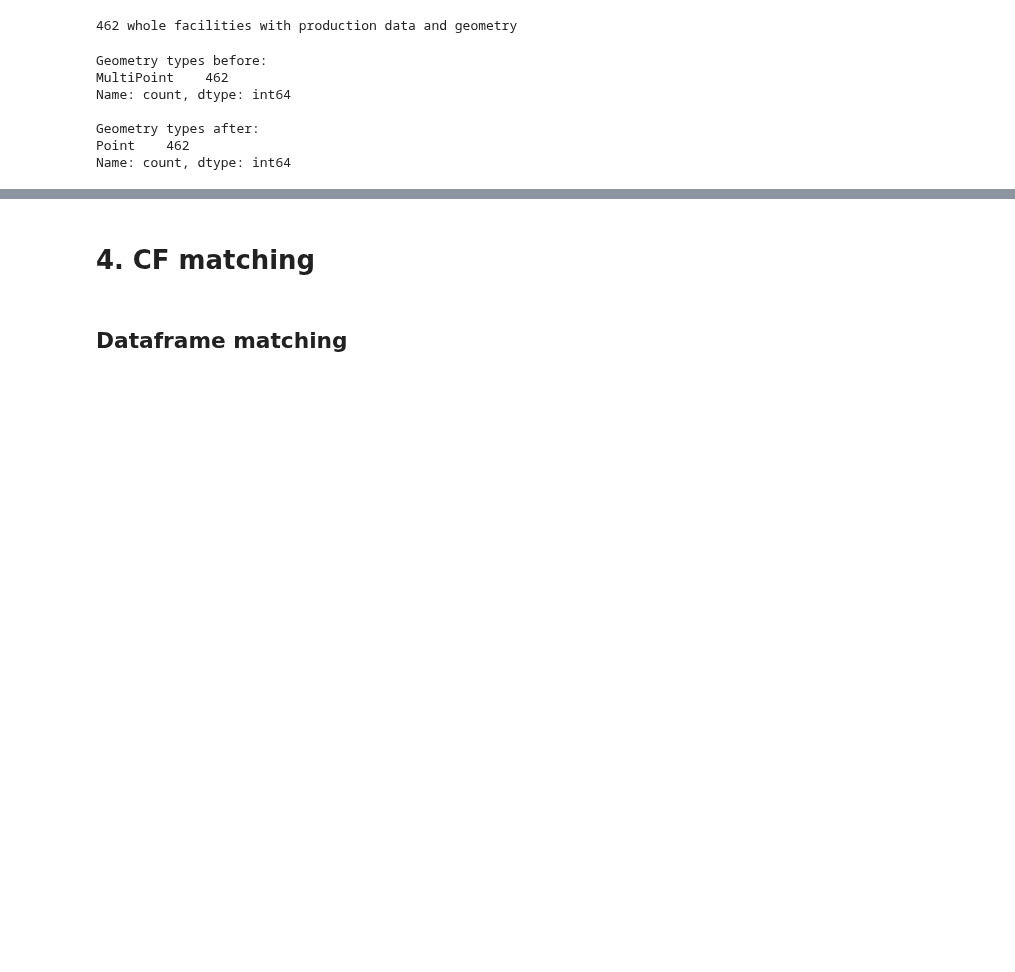
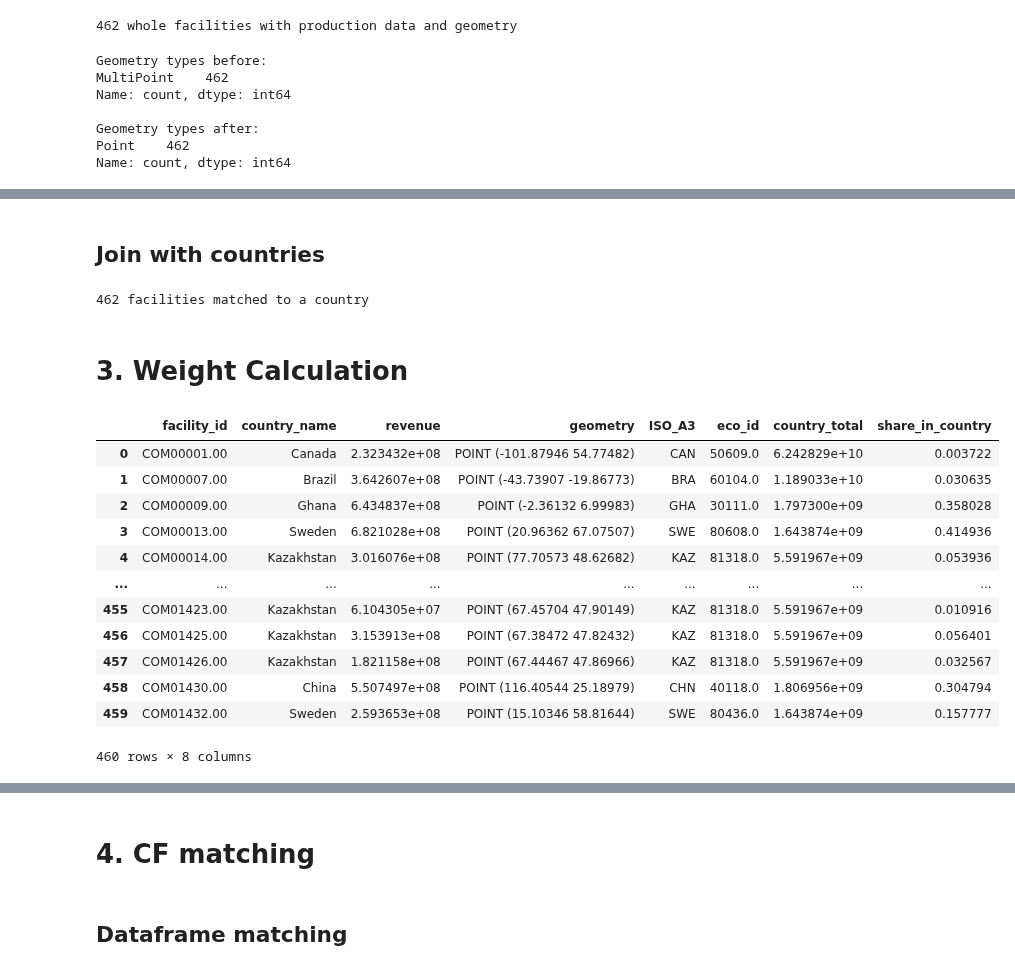
Before and after one commit to Laboratory-for-Energy-Systems-Analysis/edges, a Jupyter notebook: dev/Land use - Biodiversity/Test_Severin_edges_Biodiversity_Biomes.ipynb, the cells around one changed output, grey strips where cells are left out. Drawn from its saved outputs; the diff is of its cells as text; code cells hidden in the pictures; blank space fills up the shorter version.

Commit message:
New JSON generation with country weights based on total revenue per country

```diff
--- a/dev/Land use - Biodiversity/Test_Severin_edges_Biodiversity_Biomes.ipynb
+++ b/dev/Land use - Biodiversity/Test_Severin_edges_Biodiversity_Biomes.ipynb
@@ -294,0 +218,20 @@ Country shares: [1.]
+# %% [markdown]
+## Join with countries
+# %%
+### Spacially match the facilities to the countries
+facilities_country = gpd.sjoin(
+    facility_ecoregions,
+    countries[["ISO_A3", "NAME", "geometry"]],
+    how="left",
+    predicate="within",
+)
+
+facilities_country.set_geometry("geometry", inplace=True)
+facilities_country.drop(columns=['index_right', 'country'], inplace=True)
+facilities_country.rename(columns={'NAME': 'country_name'}, inplace=True)
+print(len(facilities_country), "facilities matched to a country")
+facilities_country.sort_values(by="country_name", inplace=True)
+# %% [output]
+462 facilities matched to a country
+# %% [markdown]
+# 3. Weight Calculation
@@ -294,0 +241,54 @@ Country shares: [1.]
+# %%
+### Calculate the economic share of each mine in its country
+
+# Explode the list of dicts
+df_expanded = facilities_country.explode('prod_data', ignore_index=True)
+
+# Normalize the dict into columns
+prod_cols = pd.json_normalize(df_expanded['prod_data'])
+df_expanded = df_expanded.drop(columns=['prod_data']).join(prod_cols)
+
+# Get price per commodity
+df_expanded['price_per_kg'] = df_expanded['commodity'].map(prices_lookup)
+
+# Revenue per commodity
+df_expanded['revenue'] = df_expanded['value_tonnes'] * 1000 * df_expanded['price_per_kg']
+
+# Aggregate revenue per facility and keep geometry
+facility_revenue = (
+    df_expanded
+    .groupby(['facility_id', 'country_name'], as_index=False)
+    .agg(
+        revenue=('revenue', 'sum'),
+        geometry=('geometry', 'first'),
+        ISO_A3=('ISO_A3', 'first'),
+        eco_id=('eco_id', 'first')
+    )
+)
+
+# Total revenue per country
+facility_revenue['country_total'] = (
+    facility_revenue.groupby('country_name')['revenue'].transform('sum')
+)
+
+# Share per facility
+facility_revenue['share_in_country'] = (
+    facility_revenue['revenue'] / facility_revenue['country_total']
+)
+
+facilities_final = gpd.GeoDataFrame(facility_revenue, geometry='geometry', crs=facilitiesProduction.crs)
+facilities_final
+# %% [output]
+|  | facility_id | country_name | revenue | geometry | ISO_A3 | eco_id | country_total | share_in_country |
+| 0 | COM00001.00 | Canada | 2.323432e+08 | POINT (-101.87946 54.77482) | CAN | 50609.0 | 6.242829e+10 | 0.003722 |
+| 1 | COM00007.00 | Brazil | 3.642607e+08 | POINT (-43.73907 -19.86773) | BRA | 60104.0 | 1.189033e+10 | 0.030635 |
+| 2 | COM00009.00 | Ghana | 6.434837e+08 | POINT (-2.36132 6.99983) | GHA | 30111.0 | 1.797300e+09 | 0.358028 |
+| 3 | COM00013.00 | Sweden | 6.821028e+08 | POINT (20.96362 67.07507) | SWE | 80608.0 | 1.643874e+09 | 0.414936 |
+| 4 | COM00014.00 | Kazakhstan | 3.016076e+08 | POINT (77.70573 48.62682) | KAZ | 81318.0 | 5.591967e+09 | 0.053936 |
+| ... | ... | ... | ... | ... | ... | ... | ... | ... |
+| 455 | COM01423.00 | Kazakhstan | 6.104305e+07 | POINT (67.45704 47.90149) | KAZ | 81318.0 | 5.591967e+09 | 0.010916 |
+| 456 | COM01425.00 | Kazakhstan | 3.153913e+08 | POINT (67.38472 47.82432) | KAZ | 81318.0 | 5.591967e+09 | 0.056401 |
+| 457 | COM01426.00 | Kazakhstan | 1.821158e+08 | POINT (67.44467 47.86966) | KAZ | 81318.0 | 5.591967e+09 | 0.032567 |
+| 458 | COM01430.00 | China | 5.507497e+08 | POINT (116.40544 25.18979) | CHN | 40118.0 | 1.806956e+09 | 0.304794 |
+| 459 | COM01432.00 | Sweden | 2.593653e+08 | POINT (15.10346 58.81644) | SWE | 80436.0 | 1.643874e+09 | 0.157777 |
+460 rows × 8 columns
```
Also changed, not shown: parts of 20 cells of this notebook, 15 other files.
